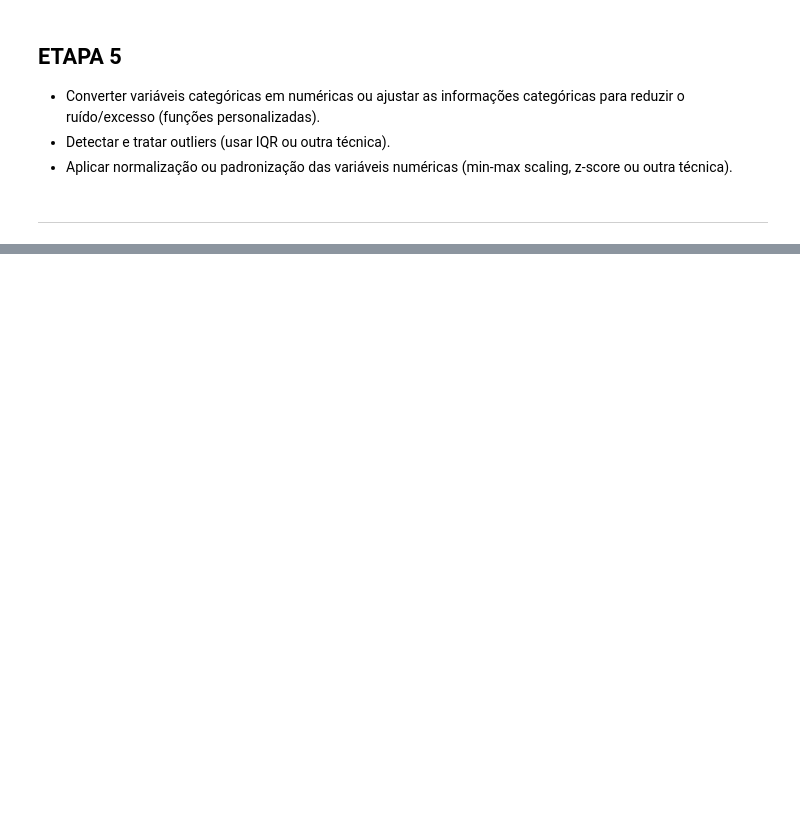
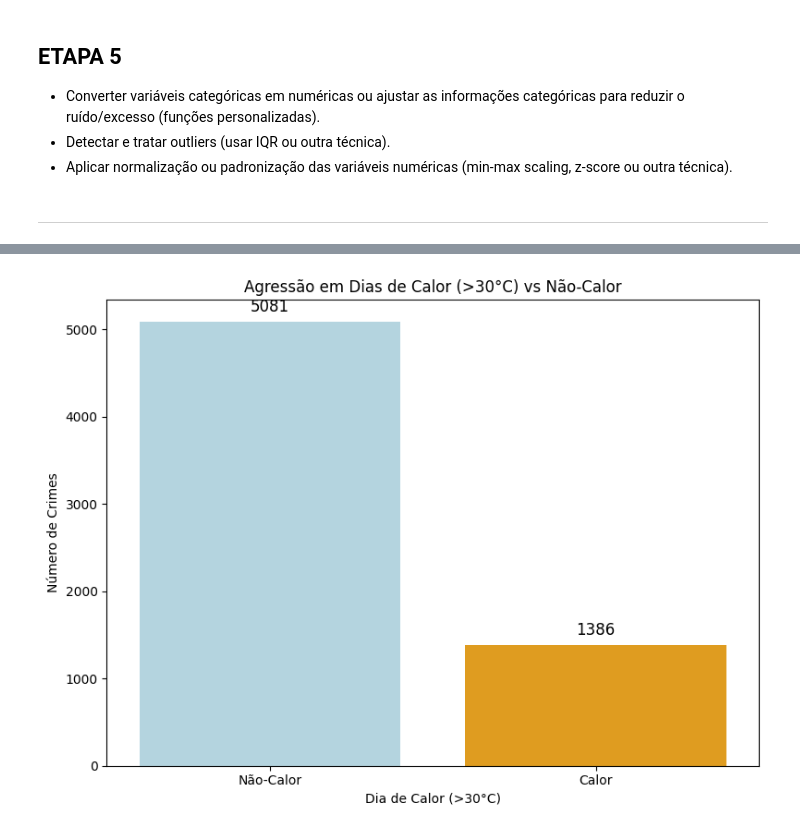
Before and after one commit to eduardosichelero/dados-criminalidade-meteorologia, a Jupyter notebook: main.ipynb, the cells around one changed output, grey strips where cells are left out. Cells and saved outputs as stored; diff of their text form; code cells hidden in the pictures; blank space fills up the shorter version.

```diff
--- a/main.ipynb
+++ b/main.ipynb
@@ -617,0 +585,92 @@ Passing `palette` without assigning `hue` is deprecated and will be removed in v
+# %%
+# --- FILTRO DE AGRESSÃO PELOS CÓDIGOS CORRETOS APÓS FATORIZAÇÃO ---
+# 'vias de fato' = código 2, 'lesao corporal' = código 5
+df_agressao = df_merged[df_merged['tipo_enquadramento'].isin([2, 5])]
+
+# ---- GRÁFICO 1: Calor x Agressão ----
+plt.figure(figsize=(8, 6))
+sns.countplot(data=df_agressao, x='calor', palette=['lightblue', 'orange'])
+plt.title('Agressão em Dias de Calor (>30°C) vs Não-Calor')
+plt.xlabel('Dia de Calor (>30°C)')
+plt.ylabel('Número de Crimes')
+plt.xticks([0, 1], ['Não-Calor', 'Calor'])
+ax = plt.gca()
+for p in ax.patches:
+    ax.annotate(int(p.get_height()), (p.get_x() + p.get_width()/2., p.get_height()),
+                ha='center', va='bottom', fontsize=12, color='black', xytext=(0, 5), textcoords='offset points')
+plt.tight_layout()
+plt.show()
+
+# ---- GRÁFICO 2: Local x Agressão no Calor ----
+top_locais = df_agressao[df_agressao['calor']]['local_fato'].value_counts().head(10).index
+plt.figure(figsize=(14, 8))
+ax = sns.countplot(
+    data=df_agressao[df_agressao['calor'] & df_agressao['local_fato'].isin(top_locais)],
+    x='local_fato',
+    order=top_locais,
+    palette='viridis'
+)
+plt.title('Top 10 Locais de Agressão em Dias de Calor')
+plt.xlabel('Local')
+plt.ylabel('Número de Crimes')
+ax.set_xticklabels(
+    [dicionarios_fator['local_fato'][codigo] for codigo in top_locais],
+    rotation=45, ha='right'
+)
+for p in ax.patches:
+    ax.annotate(int(p.get_height()), (p.get_x() + p.get_width()/2., p.get_height()),
+                ha='center', va='bottom', fontsize=9, color='black', xytext=(0, 5), textcoords='offset points')
+plt.tight_layout()
+plt.show()
+
+# ---- GRÁFICO 3: Horário x Local em Dias de Calor ----
+top_5_locais = df_agressao[df_agressao['calor']]['local_fato'].value_counts().head(5).index
+plt.figure(figsize=(15, 8))
+dados_grafico3 = df_agressao[df_agressao['calor'] & df_agressao['local_fato'].isin(top_5_locais)]
+ax = sns.countplot(
+    data=dados_grafico3[dados_grafico3['hora'].notnull()],
+    x='hora',
+    hue='local_fato',
+    palette='viridis'
+)
+plt.title('Agressão: Horário x Local em Dias de Calor')
+plt.xlabel('Horário do Fato')
+plt.ylabel('Número de Crimes')
+handles, labels = ax.get_legend_handles_labels()
+legend_labels = [dicionarios_fator['local_fato'][int(label)] for label in labels]
+ax.legend(handles, legend_labels, title='Local', bbox_to_anchor=(1.05, 1), loc='upper left')
+plt.tight_layout()
+plt.show()
+
+# ---- GRÁFICO 4: Sexo x Local no Pico de Calor ----
+filtro_calor_hora = df_agressao['calor'] & df_agressao['hora'].notnull()
+if filtro_calor_hora.sum() == 0:
+    print("Nenhum registro de hora encontrado nos dias de calor para agressão.")
+else:
+    horario_pico = df_agressao.loc[filtro_calor_hora, 'hora'].value_counts().idxmax()
+    print(f"Horário de pico nos dias de calor: {horario_pico}h")
+    dados_pico = df_agressao[filtro_calor_hora & (df_agressao['hora'] == horario_pico)]
+    top_5_locais_pico = dados_pico['local_fato'].value_counts().head(5).index
+    plt.figure(figsize=(14, 8))
+    dados_grafico4 = dados_pico[dados_pico['local_fato'].isin(top_5_locais_pico)]
+    ax = sns.countplot(
+        data=dados_grafico4,
+        x='local_fato',
+        hue='sexo_vitima',
+        palette='rocket'
+    )
+    plt.title(f'Sexo da Vítima x Local de Agressão - Horário de Pico ({horario_pico}h) em Dias de Calor')
+    plt.xlabel('Local')
+    plt.ylabel('Número de Crimes')
+    ax.set_xticklabels(
+        [dicionarios_fator['local_fato'][codigo] for codigo in top_5_locais_pico],
+        rotation=45, ha='right'
+    )
+    handles, labels = ax.get_legend_handles_labels()
+    legend_labels = [dicionarios_fator['sexo_vitima'][int(label)] for label in labels]
+    ax.legend(handles, legend_labels, title='Sexo da Vítima')
+    plt.tight_layout()
+    plt.show()
+
+print("Todos os gráficos de agressão foram gerados com sucesso!")
+# %% [output]
@@ -617,0 +680 @@ Passing `palette` without assigning `hue` is deprecated and will be removed in v
+[figure, added]
```
Also changed, not shown: parts of 30 cells of this notebook, 4 other files.
